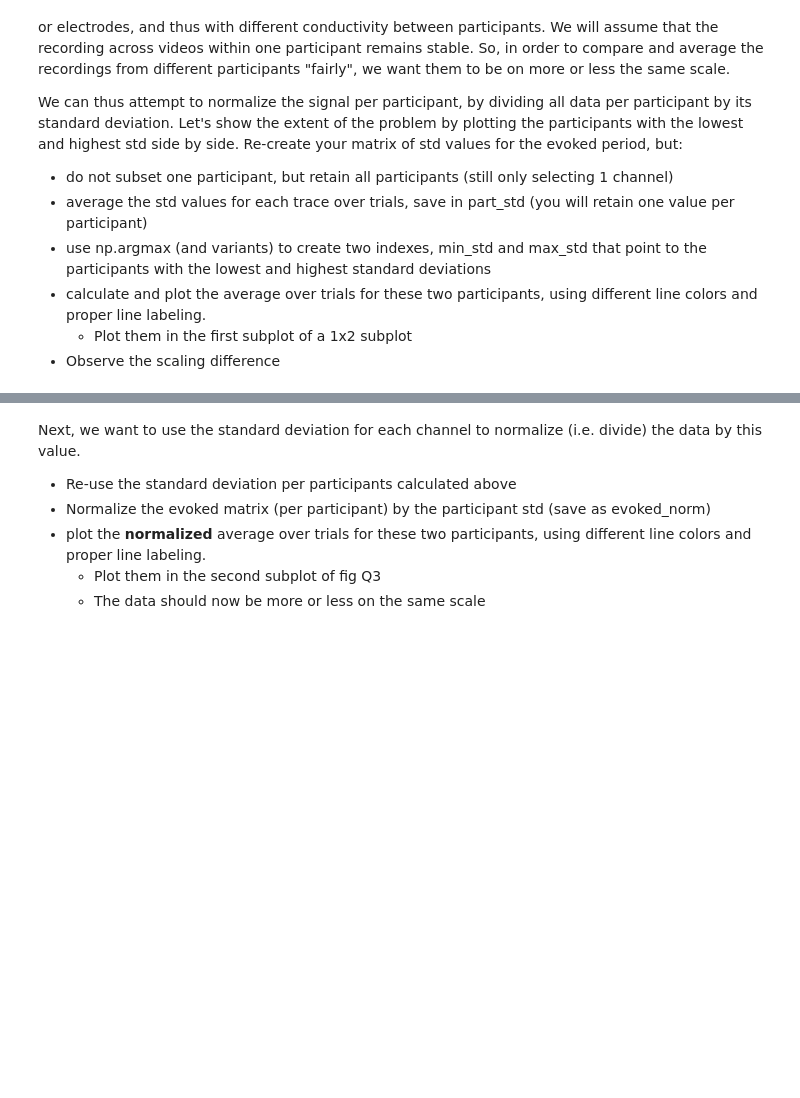
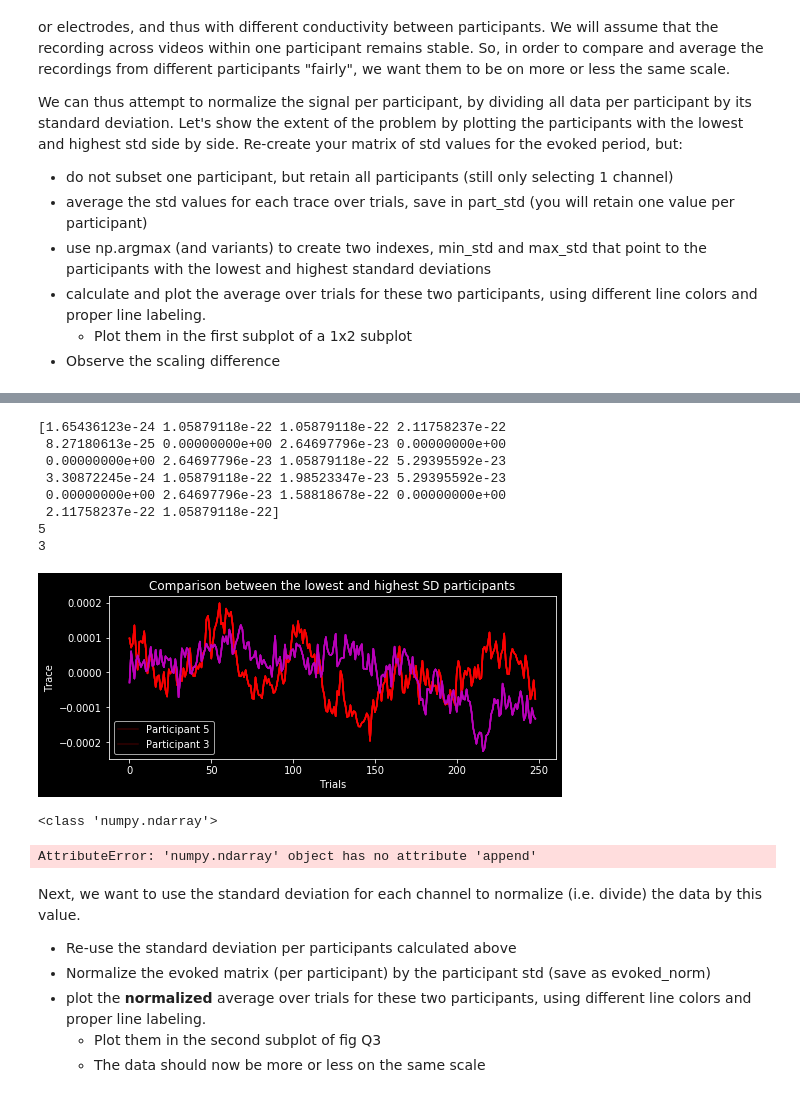
Before and after one commit to Gordonias/Neurosci, a Jupyter notebook: Group Project - Final Assignment - Q1-3.ipynb, the cells around one changed output, grey strips where cells are left out. Cells and saved outputs as stored; diff of their text form; code cells hidden in the pictures; blank space fills up the shorter version.

```diff
--- a/Group Project - Final Assignment - Q1-3.ipynb
+++ b/Group Project - Final Assignment - Q1-3.ipynb
@@ -455,3 +438,64 @@ SyntaxError: invalid syntax (<ipython-input-294-eb770d48c88a>, line 5)
+# %%
+
+part_std = newtester
+print(part_std)
+min_std = np.argmin(part_std)
+max_std = np.argmax(part_std)
+
+print(min_std)
+print(max_std)
+
+minimummean = baseline_temp[min_std,] #Okay here i need to fire back in all the smaples again.
+maximummean = baseline_temp[max_std,]
+minimummean2 = np.nanmean(minimummean,axis = 1);
+#maximummean = np.nanmean(maximummean,axis = 1);
+
+np.shape(minimummean2)
+fig_Q3, ax = plt.subplots(figsize=(8,3)) # don't forget proper plot annotation
+ax.plot(minimummean ,'r', alpha = 0.2)
+ax.plot(maximummean, 'm', alpha = 0.2)
+plt.title("Comparison between the lowest and highest SD participants") #Labelling the garbage just like rpint basically
+ax.set_ylabel('Trace')
+ax.set_xlabel('Trials')
+ax.legend(["Participant {}".format(min_std), "Participant {}".format(max_std)])
+plt.show()
+# %% [output]
+[1.65436123e-24 1.05879118e-22 1.05879118e-22 2.11758237e-22
+ 8.27180613e-25 0.00000000e+00 2.64697796e-23 0.00000000e+00
+ 0.00000000e+00 2.64697796e-23 1.05879118e-22 5.29395592e-23
+ 3.30872245e-24 1.05879118e-22 1.98523347e-23 5.29395592e-23
+ 0.00000000e+00 2.64697796e-23 1.58818678e-22 0.00000000e+00
+ 2.11758237e-22 1.05879118e-22]
+5
+3
+[figure, added]
+# %%
+
+"""
+fig_Q3, ax = plt.subplots(figsize=(8,3)) # don't forget proper plot annotation
+ax.plot(minimummean[])
+ax.plot(maximummean)
+plt.title("Comparison between the lowest and highest SD participants") #Labelling the garbage just like rpint basically
+ax.set_ylabel('Trace')
+ax.set_xlabel('Trials')
+ax.legend(["Participant {}".format(min_std), "Participant {}".format(max_std)])
+plt.show()
+"""
+
+
+
+
+#fig_Q3, ax = plt.subplots(figsize=(8,3)) # don't forget proper plot annotation
+#ax.plot(minimummean)
+#ax.plot(maximummean)
+#plt.title("Comparison between the lowest and highest SD participants") #Labelling the garbage just like rpint basically
+#ax.set_ylabel('Trace')
+#ax.set_xlabel('Trials')
+#ax.legend(["Participant {}".format(min_std), "Participant {}".format(max_std)])
+#plt.show()
+# %% [output]
+<class 'numpy.ndarray'>
+AttributeError: 'numpy.ndarray' object has no attribute 'append'
 # %% [markdown]
 Next, we want to use the standard deviation for each channel to normalize (i.e. divide) the data by this value.
 - Re-use the standard deviation per participants calculated above
```
Also changed, not shown: parts of 2 cells of this notebook.
